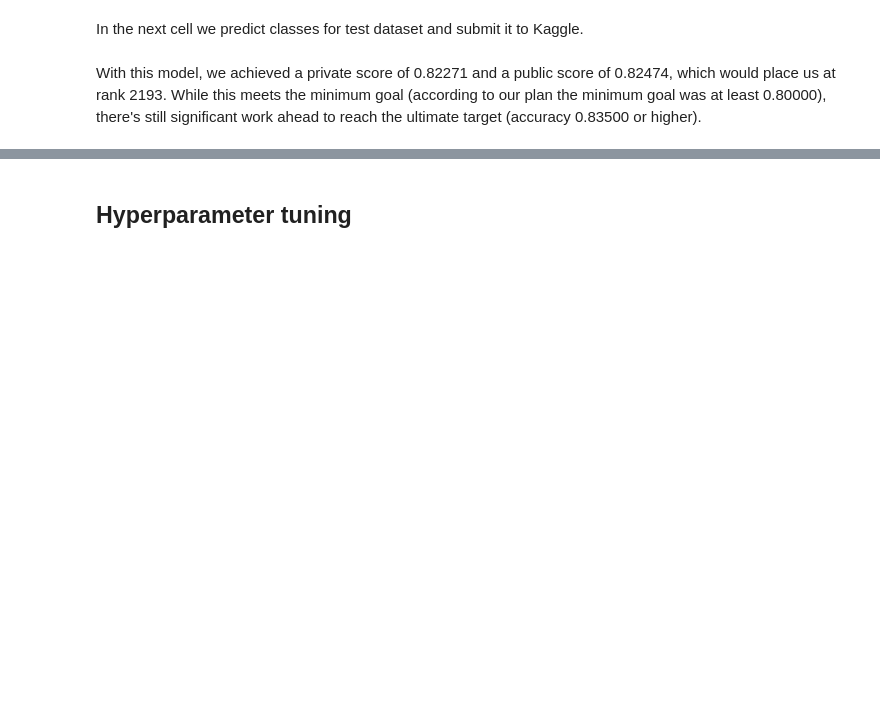
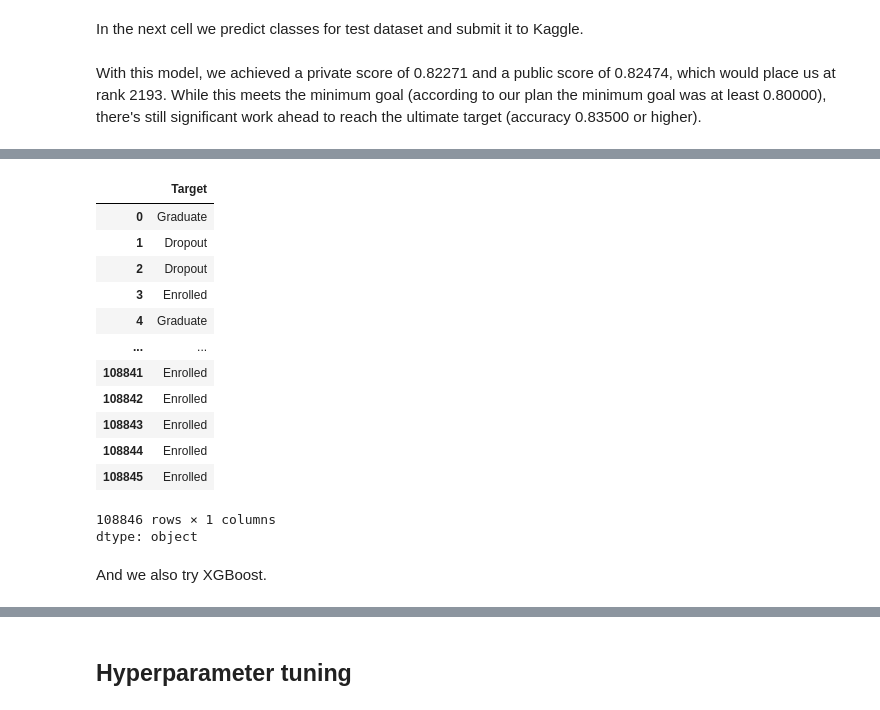
Before and after one commit to azakatov/ut-ml-project-2024, a Jupyter notebook: main.ipynb, the cells around one changed output, grey strips where cells are left out. Cells and saved outputs as stored; diff of their text form; code cells hidden in the pictures; blank space fills up the shorter version.

```diff
--- a/main.ipynb
+++ b/main.ipynb
@@ -998,0 +1095,19 @@ With this model, we achieved a private score of 0.82271 and a public score of 0.
+# %%
+train['Target']
+# %% [output]
+|  | Target |
+| 0 | Graduate |
+| 1 | Dropout |
+| 2 | Dropout |
+| 3 | Enrolled |
+| 4 | Graduate |
+| ... | ... |
+| 108841 | Enrolled |
+| 108842 | Enrolled |
+| 108843 | Enrolled |
+| 108844 | Enrolled |
+| 108845 | Enrolled |
+108846 rows × 1 columns
+dtype: object
+# %% [markdown]
+And we also try XGBoost.
```
Also changed, not shown: parts of 27 cells of this notebook.
